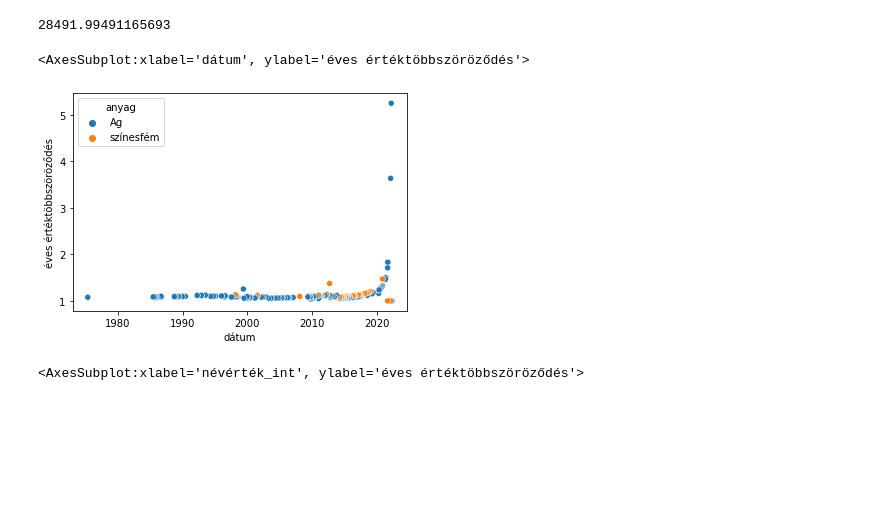
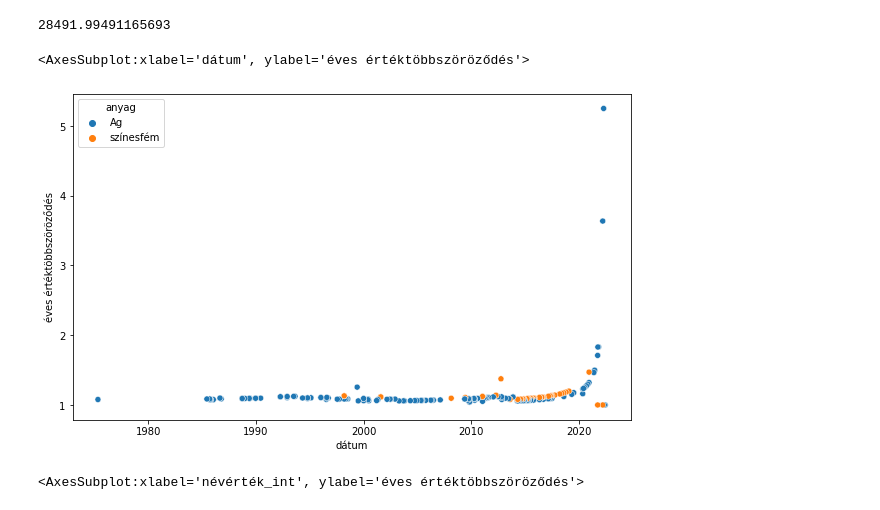
Before and after one commit to nmtks/penzvero_scrape, a Jupyter notebook: penzvero scrape adatvizu.ipynb, the cells around one changed output. Cells and saved outputs as stored; diff of their text form; code cells hidden in the pictures; blank space fills up the shorter version.

```diff
--- a/penzvero scrape adatvizu.ipynb
+++ b/penzvero scrape adatvizu.ipynb
@@ -563,10 +585,11 @@ df_fiatal[df_fiatal["anyag"]=="Au"]["ár/gr"].mean()
 # %% [output]
 28491.99491165693
 # %%
+plt.figure(figsize=(10,6))
 sns.scatterplot(data=df_nemarany,x="dátum",y="éves értéktöbbszöröződés", hue="anyag")
 # %% [output]
 <AxesSubplot:xlabel='dátum', ylabel='éves értéktöbbszöröződés'>
-[figure, old version]
+[figure, new version]
 # %%
 sns.scatterplot(data=df_nemarany,x="névérték_int",y="éves értéktöbbszöröződés", hue="kor_evben")
 # %% [output]
```
Also changed, not shown: parts of 8 cells of this notebook.
